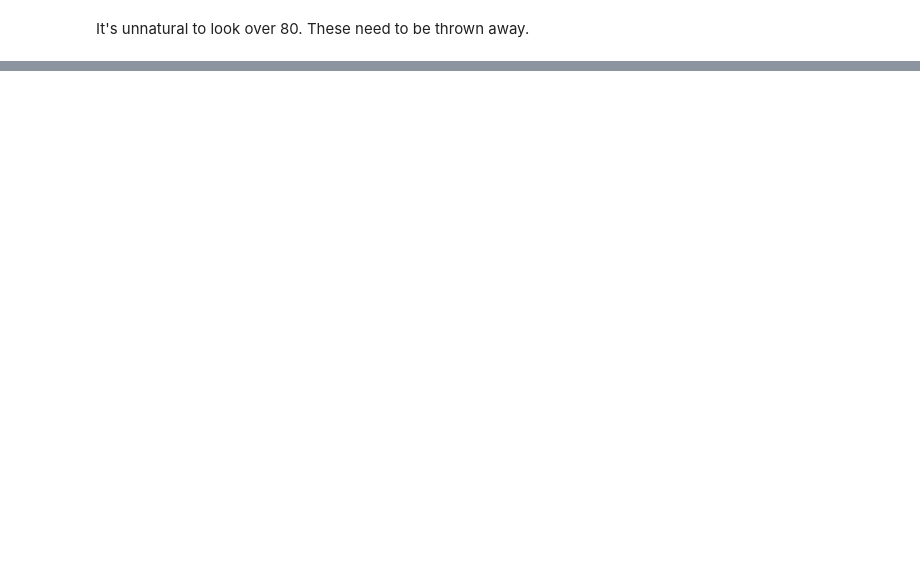
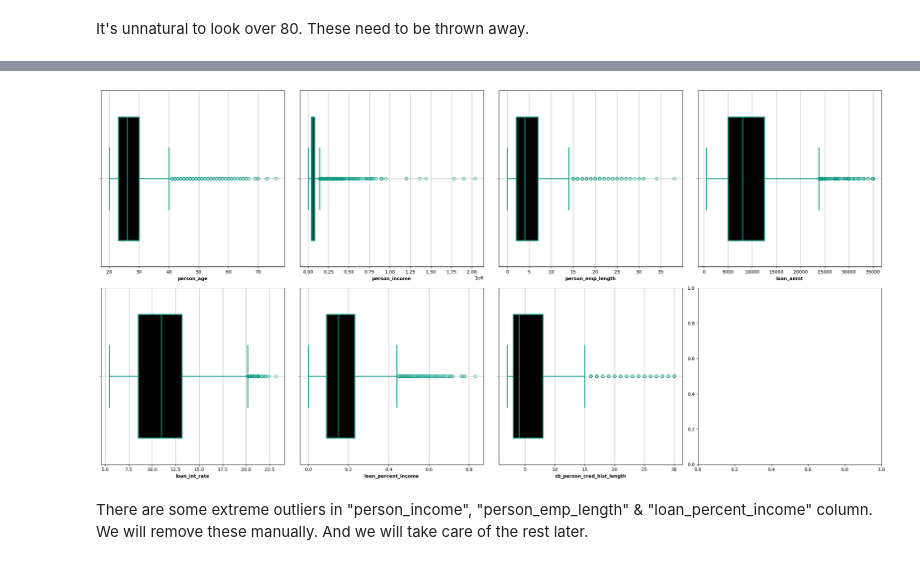
Before and after one commit to Md-Maruf-1727/loan-risk-analysis-xai, a Jupyter notebook: Notebooks/01_data_training.ipynb, the cells around one changed output, grey strips where cells are left out. Drawn from its saved outputs; the diff is of its cells as text; code cells hidden in the pictures; blank space fills up the shorter version.

```diff
--- a/Notebooks/01_data_training.ipynb
+++ b/Notebooks/01_data_training.ipynb
@@ -159,0 +195,26 @@ df = df[df['person_emp_length'] < 60]
+# %%
+outlier_col = [
+    'person_age', 'person_income',
+    'person_emp_length', 'loan_amnt',
+    'loan_int_rate', 'loan_percent_income',
+    'cb_person_cred_hist_length'
+]
+
+fig, axes = plt.subplots(2, 4, figsize=(24, 12))
+for ax, col in zip(axes.flatten(), outlier_col):
+    sns.boxplot(
+        x = df[col],
+        ax =ax,
+        color= "#000000",
+        linewidth=2,
+        linecolor="#119C85",
+        width=0.7
+    )
+    ax.set_xlabel(col, weight='bold')
+    ax.grid(True)
+plt.tight_layout()
+# %% [output]
+[figure, added]
+# %% [markdown]
+There are some extreme outliers in "person_income", "person_emp_length" & "loan_percent_income" column. We will remove these manually.
+And we will take care of the rest later.
```
Also changed, not shown: parts of 14 cells of this notebook, 1 other file.
